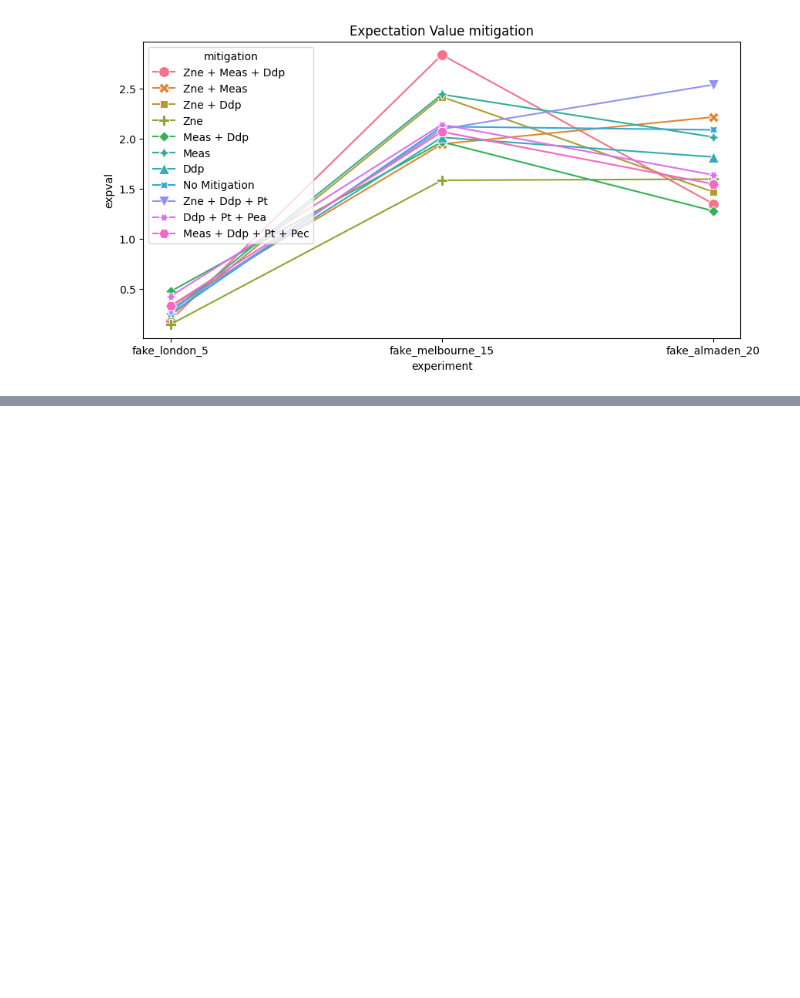
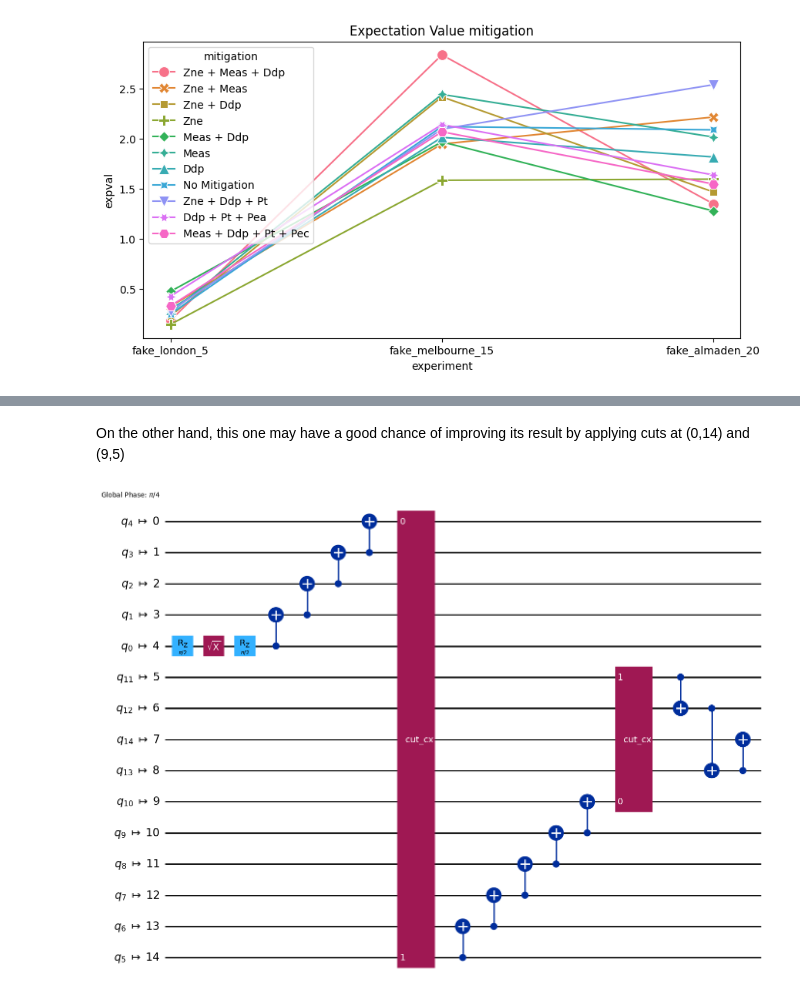
Before and after one commit to Dpbm/scientific-research-2-qec-and-qem, a Jupyter notebook: src/ghz.ipynb, the cells around one changed output, grey strips where cells are left out. Drawn from its saved outputs; the diff is of its cells as text; code cells hidden in the pictures; blank space fills up the shorter version.

```diff
--- a/src/ghz.ipynb
+++ b/src/ghz.ipynb
@@ -504,0 +590,12 @@ plt.show()
+# %% [markdown]
+On the other hand, this one may have a good chance of improving its result by applying cuts at (0,14) and (9,5)
+# %%
+cuts = [7,13]
+# %%
+qc.remove_final_measurements()
+qc = qc.copy()
+# %%
+qpd_circuit, bases = cut_gates(qc, cuts)
+qpd_circuit.draw('mpl', filename=generate_full_file_path(OUTPUT_PATH, "ghz-15-qubits-cuts.png"))
+# %% [output]
+[figure, added]
```
Also changed, not shown: parts of 13 cells of this notebook, 1 other file.
